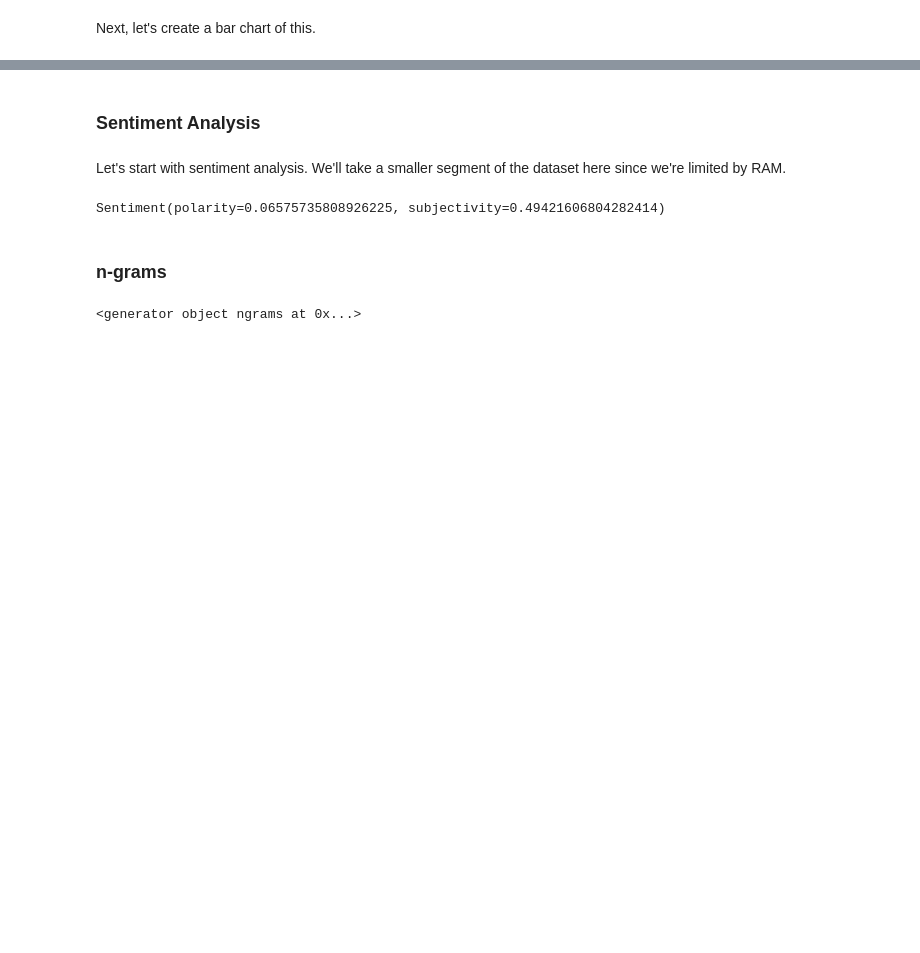
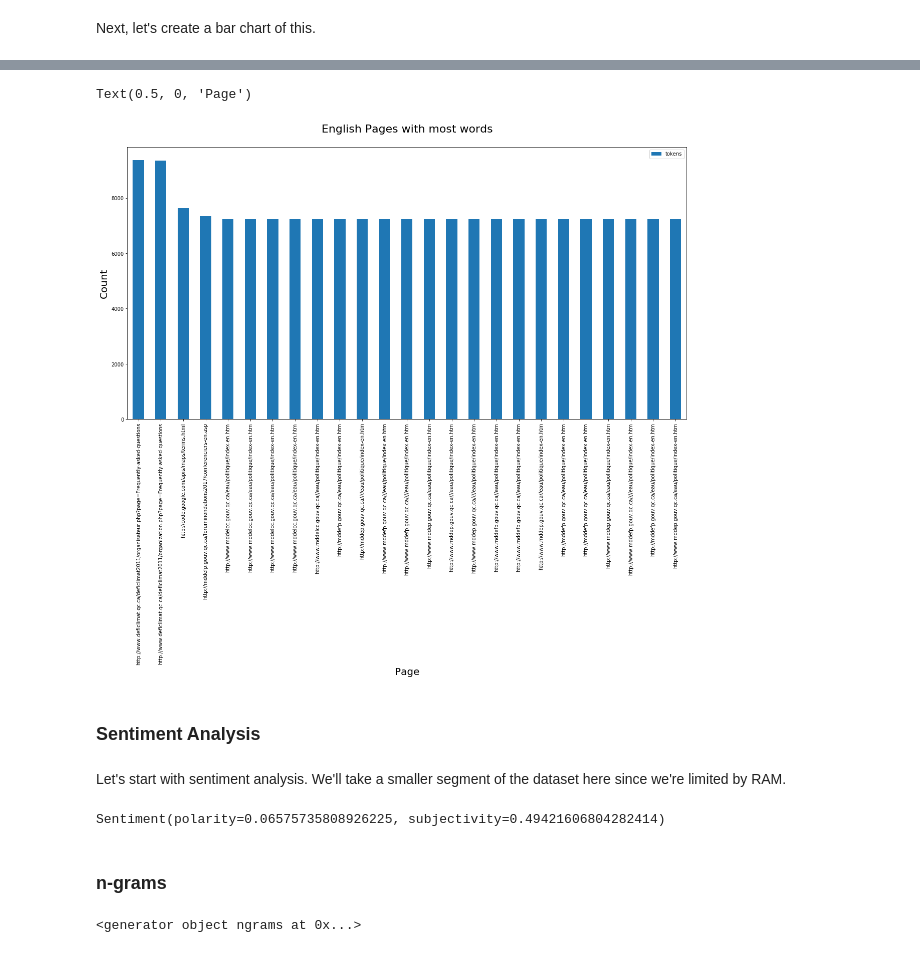
Before and after one commit to archivesunleashed/notebooks, a Jupyter notebook: parquet_text_analyis.ipynb, the cells around one changed output, grey strips where cells are left out. Cells and saved outputs as stored; diff of their text form; code cells hidden in the pictures; blank space fills up the shorter version.

Commit message:
More cleanup on PySpark and Pandas

```diff
--- a/parquet_text_analyis.ipynb
+++ b/parquet_text_analyis.ipynb
@@ -340,0 +366,3 @@ french_stopwords.select(min('tokens')).show()
+# %%
+english_pages_pd = english_stopwords.toPandas()
+english_pages_pd
@@ -373,2 +433,4 @@ only showing top 25 rows
+# %%
+english_word_count_df = english_pages_pd[['url', 'tokens']].sort_values(by='tokens', ascending=False).head(25)
 # %% [markdown]
 Next, let's create a bar chart of this.
@@ -405,3 +445,11 @@ NameError: ignored
+# %%
+english_word_count_chart = english_word_count_df.plot(kind='bar', x='url', figsize=(20,10))
+english_word_count_chart.set_title('English Pages with most words\n', fontsize=22)
+english_word_count_chart.set_ylabel('Count', fontsize=20)
+english_word_count_chart.set_xlabel('Page', fontsize=20)
+# %% [output]
+Text(0.5, 0, 'Page')
+[figure, added]
 # %% [markdown]
 ### Sentiment Analysis
 # %% [markdown]
```
Also changed, not shown: parts of 26 cells of this notebook.
